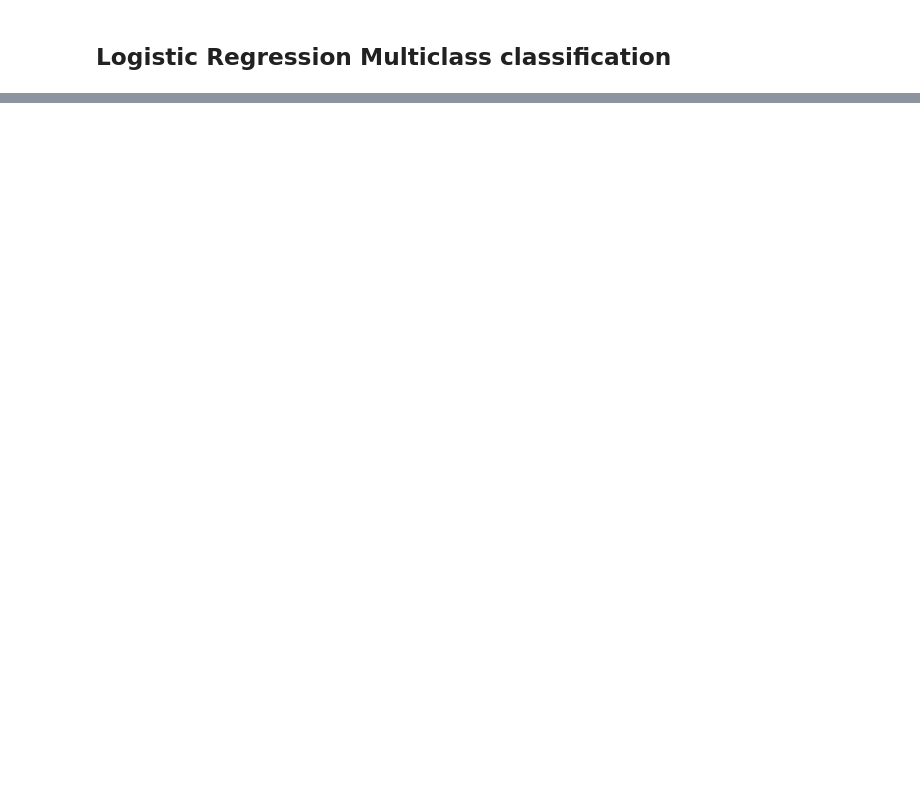
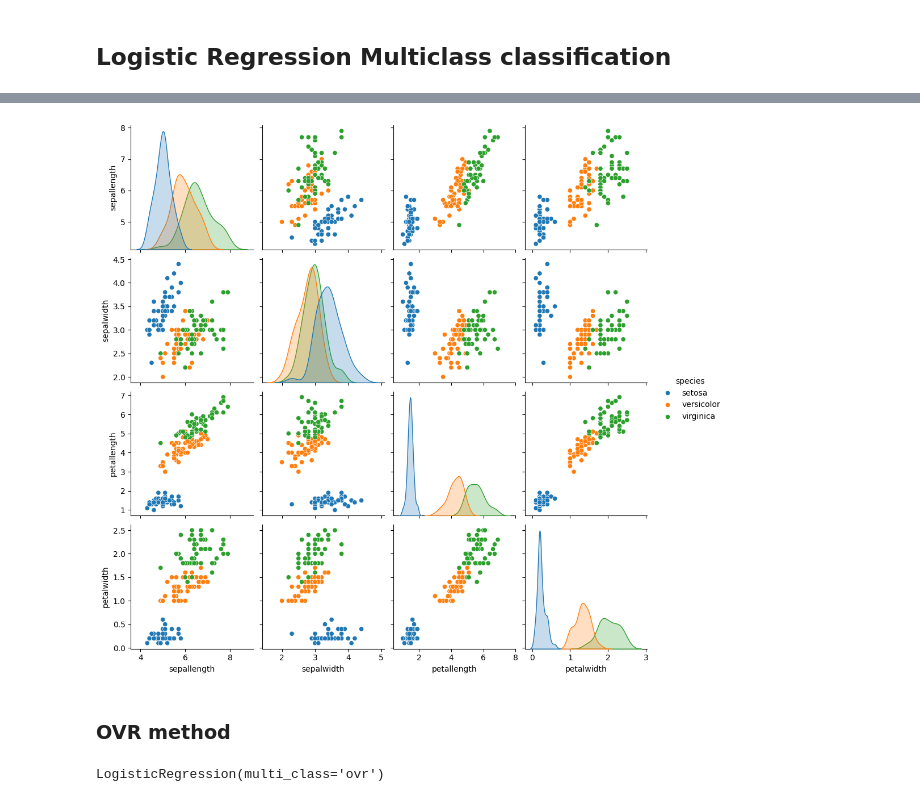
Before and after one commit to harshit193/Learning-Data-Science, a Jupyter notebook: Machine Learning files/Supervised_ML/Classification_ML.ipynb, the cells around one changed output, grey strips where cells are left out. Drawn from its saved outputs; the diff is of its cells as text; code cells hidden in the pictures; blank space fills up the shorter version.

```diff
--- a/Machine Learning files/Supervised_ML/Classification_ML.ipynb
+++ b/Machine Learning files/Supervised_ML/Classification_ML.ipynb
@@ -262,0 +273,4 @@ array([1], dtype=int64)
+# %%
+df = pd.read_csv('../../dataset/Iris.csv')
+df.info()
+df.head()
@@ -262,0 +297,4 @@ array([1], dtype=int64)
+# %%
+df.drop(columns=['Id'],inplace=True)
+# %%
+df.columns = [i.lower()[:-2] if i.lower().endswith('cm') else i.lower() for i in df.columns]
@@ -262,0 +305,2 @@ array([1], dtype=int64)
+# %%
+df['species'] = [i.split('-')[1] for i in df['species']]
@@ -262,0 +331,5 @@ array([1], dtype=int64)
+# %%
+sns.pairplot(df,hue='species')
+plt.show()
+# %% [output]
+[figure, added]
@@ -262,0 +341,2 @@ array([1], dtype=int64)
+# %% [markdown]
+### OVR method
@@ -262,0 +345,4 @@ array([1], dtype=int64)
+# %%
+lr.fit(x_train,y_train)
+# %% [output]
+LogisticRegression(multi_class='ovr')
```
Also changed, not shown: parts of 24 cells of this notebook.
